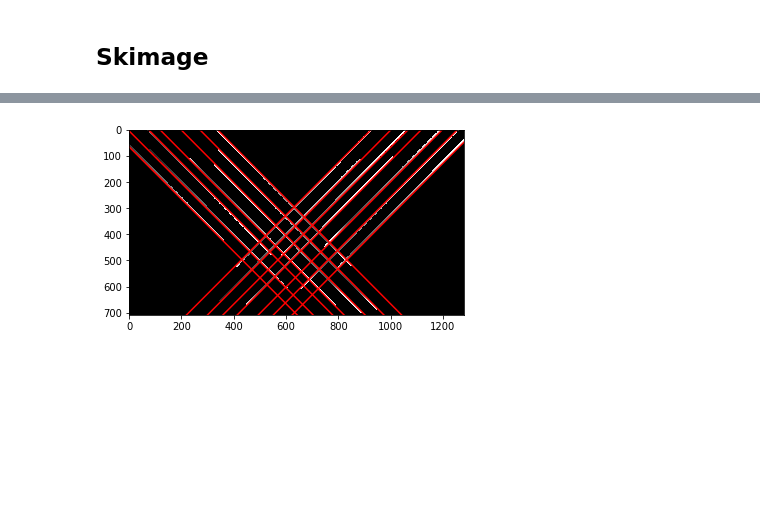
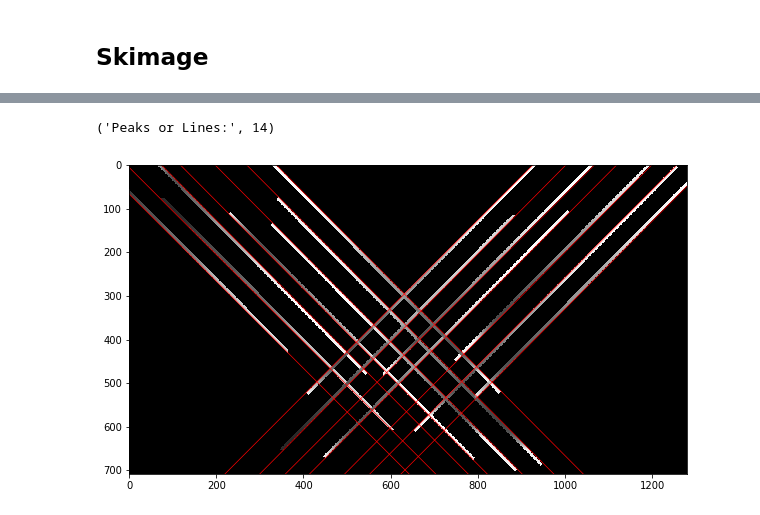
Before and after one commit to cordeirolibel/hough, a Jupyter notebook: hough.ipynb, the cells around one changed output, grey strips where cells are left out. Drawn from its saved outputs; the diff is of its cells as text; code cells hidden in the pictures; blank space fills up the shorter version.

```diff
--- a/hough.ipynb
+++ b/hough.ipynb
@@ -116,13 +120,8 @@ Wall time: 472 ms
 [figure]
-# %%
-#print lines
-plt.imshow(im_gray, cmap='gray')
-row1, col1 = im_gray.shape
-for _, angle, dist in zip(*hough_line_peaks(h, theta, d)):
-    y0 = (dist - 0 * np.cos(angle)) / np.sin(angle)
-    y1 = (dist - col1 * np.cos(angle)) / np.sin(angle)
-    plt.plot((0, col1), (y0, y1), '-r')
-plt.axis((0, col1, row1, 0))
-plt.show()
-# %% [output]
-[figure, removed]
+# %%
+_, angles, dists = hough_line_peaks(h, theta, d)
+print('Peaks or Lines:',len(angles))
+plot_lines(im_gray,dists,angles)
+# %% [output]
+('Peaks or Lines:', 14)
+[figure, added]
```
Also changed, not shown: parts of 31 cells of this notebook, 1 other file.
